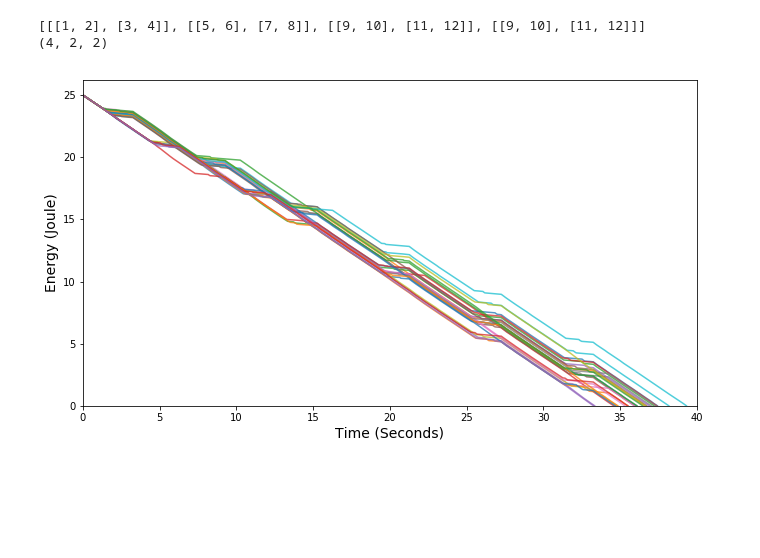
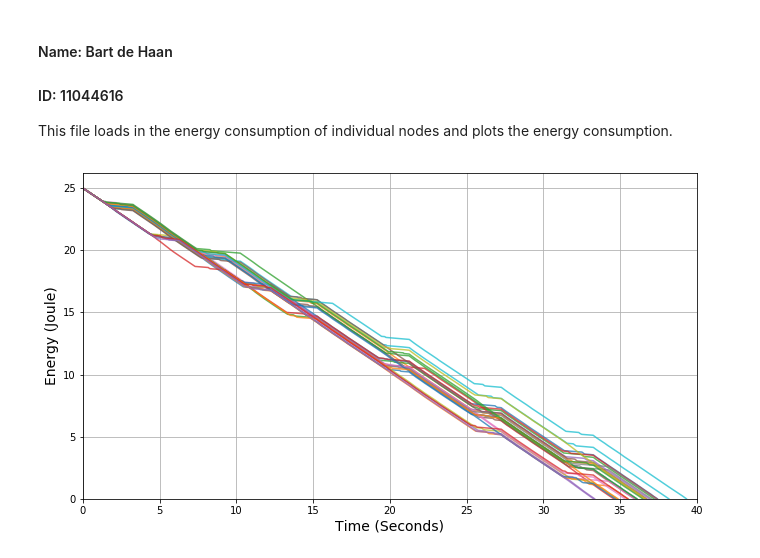
Before and after one commit to ursus26/wsn-thesis, a Jupyter notebook: src/energy_per_node.ipynb, the cells around one changed output. Drawn from its saved outputs; the diff is of its cells as text; code cells hidden in the pictures; blank space fills up the shorter version.

```diff
--- a/src/energy_per_node.ipynb
+++ b/src/energy_per_node.ipynb
@@ -1,3 +1,8 @@
+# %% [markdown]
+#### Name: Bart de Haan
+#### ID: 11044616
+
+This file loads in the energy consumption of individual nodes and plots the energy consumption.
 # %%
 import numpy as np
 import matplotlib.pyplot as plt
@@ -22,35 +27,19 @@ for f in files:
         entry = np.array(entry)
 
         nodes.append(entry)
-# %%
-a = [[1, 2], [3, 4]]
-b = [[5, 6], [7, 8]]
-c = [[9, 10], [11, 12]]
-
-d = []
-d.append(a)
-d.append(b)
-d.append(c)
-d.append(c)
-
-print(d)
-d = np.array(d)
-print(d.shape)
-# %% [output]
-[[[1, 2], [3, 4]], [[5, 6], [7, 8]], [[9, 10], [11, 12]], [[9, 10], [11, 12]]]
-(4, 2, 2)
 # %%
 plt.figure(figsize=(11, 6))
 
 for n in nodes:
     plt.plot(n[:, 0], n[:, 1], alpha=0.75)
 
 
 plt.xlabel('Time (Seconds)', fontsize=14)
 plt.ylabel('Energy (Joule)', fontsize=14)
 plt.margins(x=0)
 plt.xlim(xmax=40)
 plt.ylim(ymin=0)
+plt.grid(True)
 plt.show()
 # %% [output]
-[figure, old version]
+[figure, new version]
```
Also changed, not shown: 18 other files.
